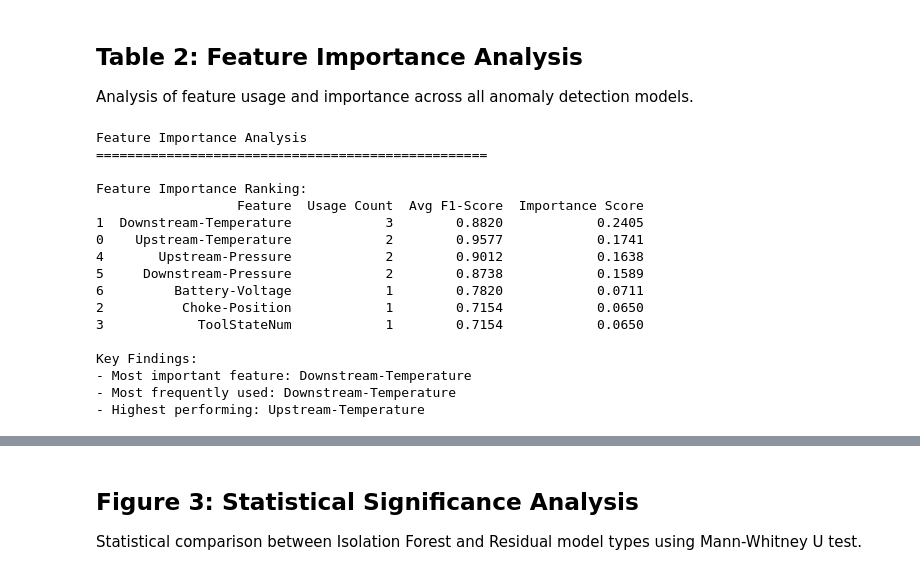
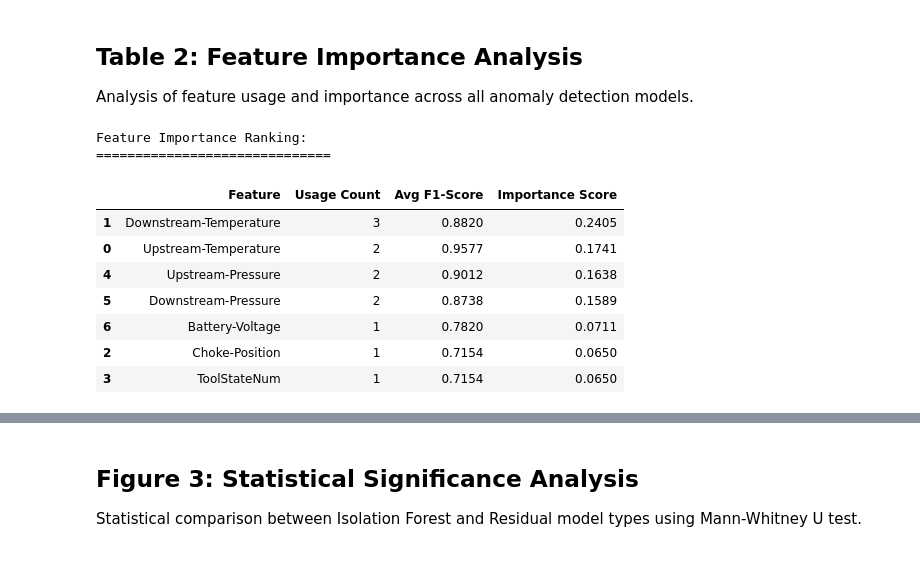
Before and after one commit to ashwinvel2000/AI-Anomaly-Detection, a Jupyter notebook: TAQA_Model_Development/TAQA_eval.ipynb, the cells around one changed output, grey strips where cells are left out. Drawn from its saved outputs; the diff is of its cells as text; code cells hidden in the pictures.

```diff
--- a/TAQA_Model_Development/TAQA_eval.ipynb
+++ b/TAQA_Model_Development/TAQA_eval.ipynb
@@ -2104,9 +1856,6 @@ Isolation Forest Models (n=4):
 Analysis of feature usage and importance across all anomaly detection models.
 # %%
 # Feature Importance Analysis
-print("Feature Importance Analysis")
-print("=" * 50)
-
 # Model feature mapping
 MODEL_FEATURES = {
     "Delta-Temperature IF": ["Upstream-Temperature", "Downstream-Temperature"],
@@ -2139,53 +1888,42 @@ for model_name, features in MODEL_FEATURES.items():
 
             feature_usage[feature] += 1
             feature_performance[feature].append(f1_score)
 
 # Calculate weighted feature importance
 feature_importance = {}
 for feature in feature_usage:
     usage_weight = feature_usage[feature] / len(MODEL_FEATURES)
     avg_performance = np.mean(feature_performance[feature])
     importance_score = usage_weight * avg_performance
 
     feature_importance[feature] = {
         'usage_count': feature_usage[feature],
         'avg_f1_score': avg_performance,
         'importance_score': importance_score
     }
 
 # Create feature importance table
 importance_df = pd.DataFrame([
     {
         'Feature': feature,
         'Usage Count': data['usage_count'],
         'Avg F1-Score': data['avg_f1_score'],
         'Importance Score': data['importance_score']
     }
     for feature, data in feature_importance.items()
 ]).sort_values('Importance Score', ascending=False)
 
-print("\nFeature Importance Ranking:")
-print(importance_df.round(4))
-
-print(f"\nKey Findings:")
-print(f"- Most important feature: {importance_df.iloc[0]['Feature']}")
-print(f"- Most frequently used: {importance_df.loc[importance_df['Usage Count'].idxmax(), 'Feature']}")
-print(f"- Highest performing: {importance_df.loc[importance_df['Avg F1-Score'].idxmax(), 'Feature']}")
+print("Feature Importance Ranking:")
+print("=" * 30)
+display(importance_df.round(4))
 # %% [output]
-Feature Importance Analysis
-==================================================
-
 Feature Importance Ranking:
-                  Feature  Usage Count  Avg F1-Score  Importance Score
-1  Downstream-Temperature            3        0.8820            0.2405
-0    Upstream-Temperature            2        0.9577            0.1741
-4       Upstream-Pressure            2        0.9012            0.1638
-5     Downstream-Pressure            2        0.8738            0.1589
-6         Battery-Voltage            1        0.7820            0.0711
-2          Choke-Position            1        0.7154            0.0650
-3            ToolStateNum            1        0.7154            0.0650
-
-Key Findings:
-- Most important feature: Downstream-Temperature
-- Most frequently used: Downstream-Temperature
-- Highest performing: Upstream-Temperature
+==============================
+|  | Feature | Usage Count | Avg F1-Score | Importance Score |
+| 1 | Downstream-Temperature | 3 | 0.8820 | 0.2405 |
+| 0 | Upstream-Temperature | 2 | 0.9577 | 0.1741 |
+| 4 | Upstream-Pressure | 2 | 0.9012 | 0.1638 |
+| 5 | Downstream-Pressure | 2 | 0.8738 | 0.1589 |
+| 6 | Battery-Voltage | 1 | 0.7820 | 0.0711 |
+| 2 | Choke-Position | 1 | 0.7154 | 0.0650 |
+| 3 | ToolStateNum | 1 | 0.7154 | 0.0650 |
```
Also changed, not shown: parts of 22 cells of this notebook.
